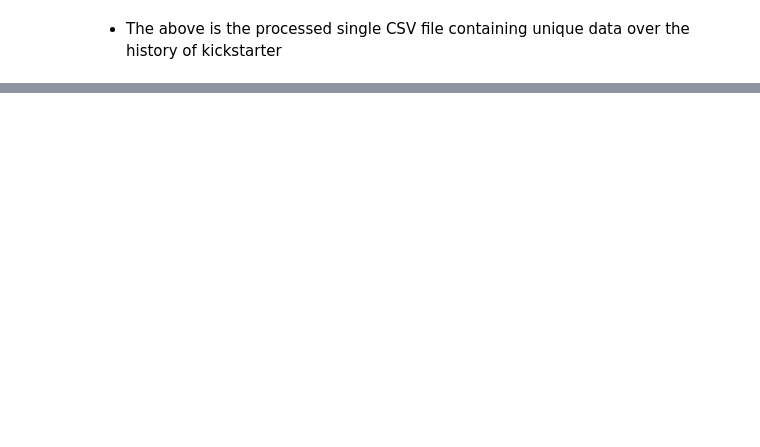
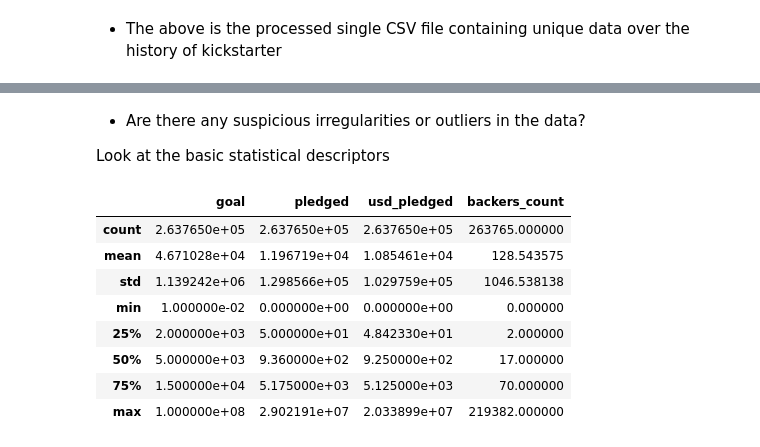
Before and after one commit to vlcekl/ds-crowdfunding, a Jupyter notebook: notebooks/simplify_csvs.ipynb, the cells around one changed output, grey strips where cells are left out. Drawn from its saved outputs; the diff is of its cells as text; code cells hidden in the pictures; blank space fills up the shorter version.

```diff
--- a/notebooks/simplify_csvs.ipynb
+++ b/notebooks/simplify_csvs.ipynb
@@ -101,0 +157,6 @@ NameError: name 'df_id' is not defined
+# %%
+# Function for converting from a timestamp to a datetime string
+fdatpars = lambda x: datetime.datetime.fromtimestamp(int(x)).strftime('%Y-%m-%d %H:%M:%S')
+# %%
+# Read-in a pre-processed CSV file, index based on project ID
+df = pd.read_csv(os.path.join(interim_path, 'kick_idn.csv'), index_col='id', parse_dates=datecols, date_parser=fdatpars)
@@ -101,0 +193,4 @@ NameError: name 'df_id' is not defined
+# %%
+# make a list of general category types
+cat_type = [x.split('/')[0] for x in df['category'].values]
+print('Lengths of cat_type and category should be the same: ', len(cat_type), '<>', df['category'].shape[0])
@@ -101,0 +199,2 @@ NameError: name 'df_id' is not defined
+# %%
+df['cat_type'] = np.array(cat_type)
@@ -101,0 +244,16 @@ NameError: name 'df_id' is not defined
+# %% [markdown]
+* Are there any suspicious irregularities or outliers in the data?
+
+Look at the basic statistical descriptors
+# %%
+df.describe()
+# %% [output]
+|  | goal | pledged | usd_pledged | backers_count |
+| count | 2.637650e+05 | 2.637650e+05 | 2.637650e+05 | 263765.000000 |
+| mean | 4.671028e+04 | 1.196719e+04 | 1.085461e+04 | 128.543575 |
+| std | 1.139242e+06 | 1.298566e+05 | 1.029759e+05 | 1046.538138 |
+| min | 1.000000e-02 | 0.000000e+00 | 0.000000e+00 | 0.000000 |
+| 25% | 2.000000e+03 | 5.000000e+01 | 4.842330e+01 | 2.000000 |
+| 50% | 5.000000e+03 | 9.360000e+02 | 9.250000e+02 | 17.000000 |
+| 75% | 1.500000e+04 | 5.175000e+03 | 5.125000e+03 | 70.000000 |
+| max | 1.000000e+08 | 2.902191e+07 | 2.033899e+07 | 219382.000000 |
```
Also changed, not shown: parts of 47 cells of this notebook, 2 other files.
